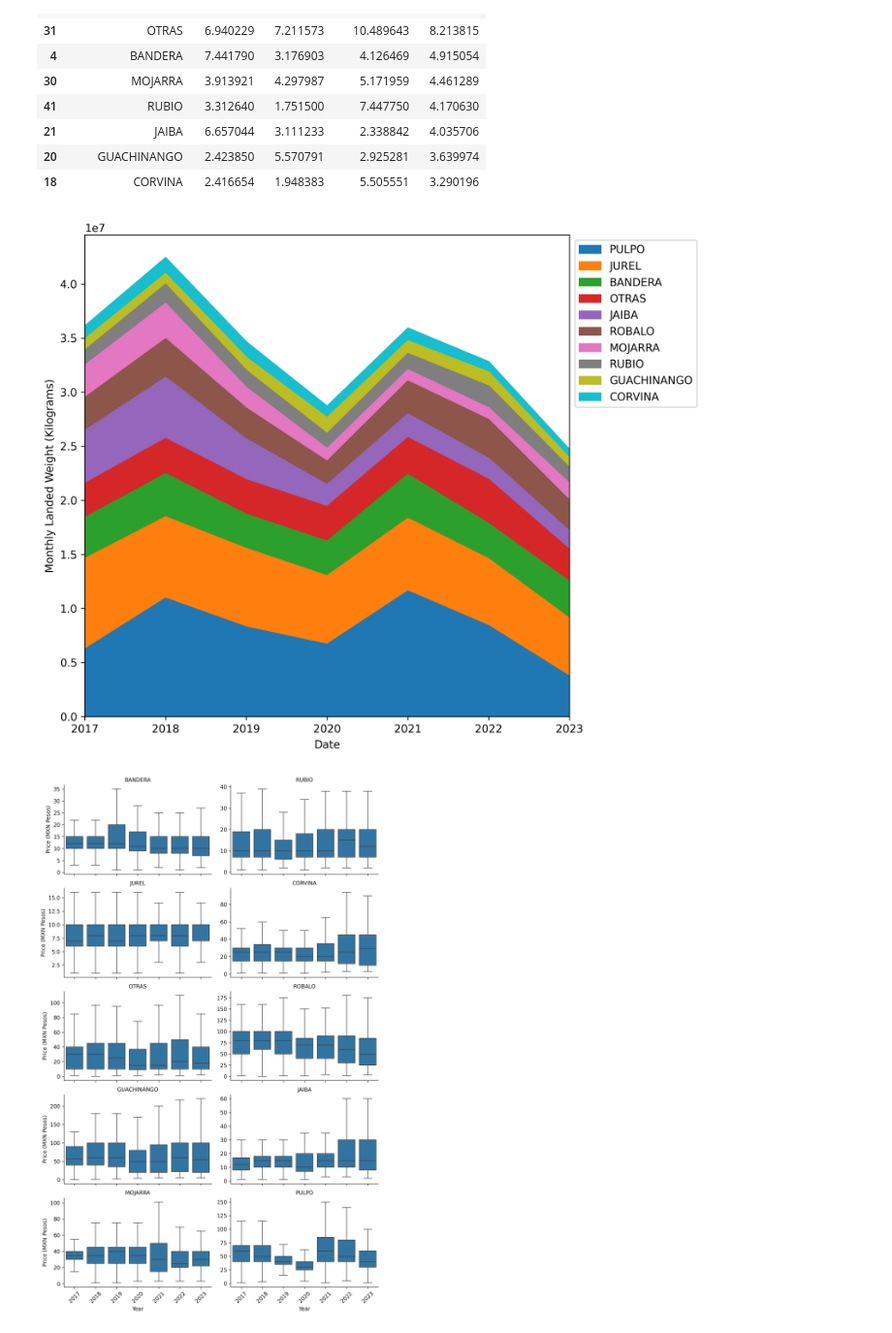
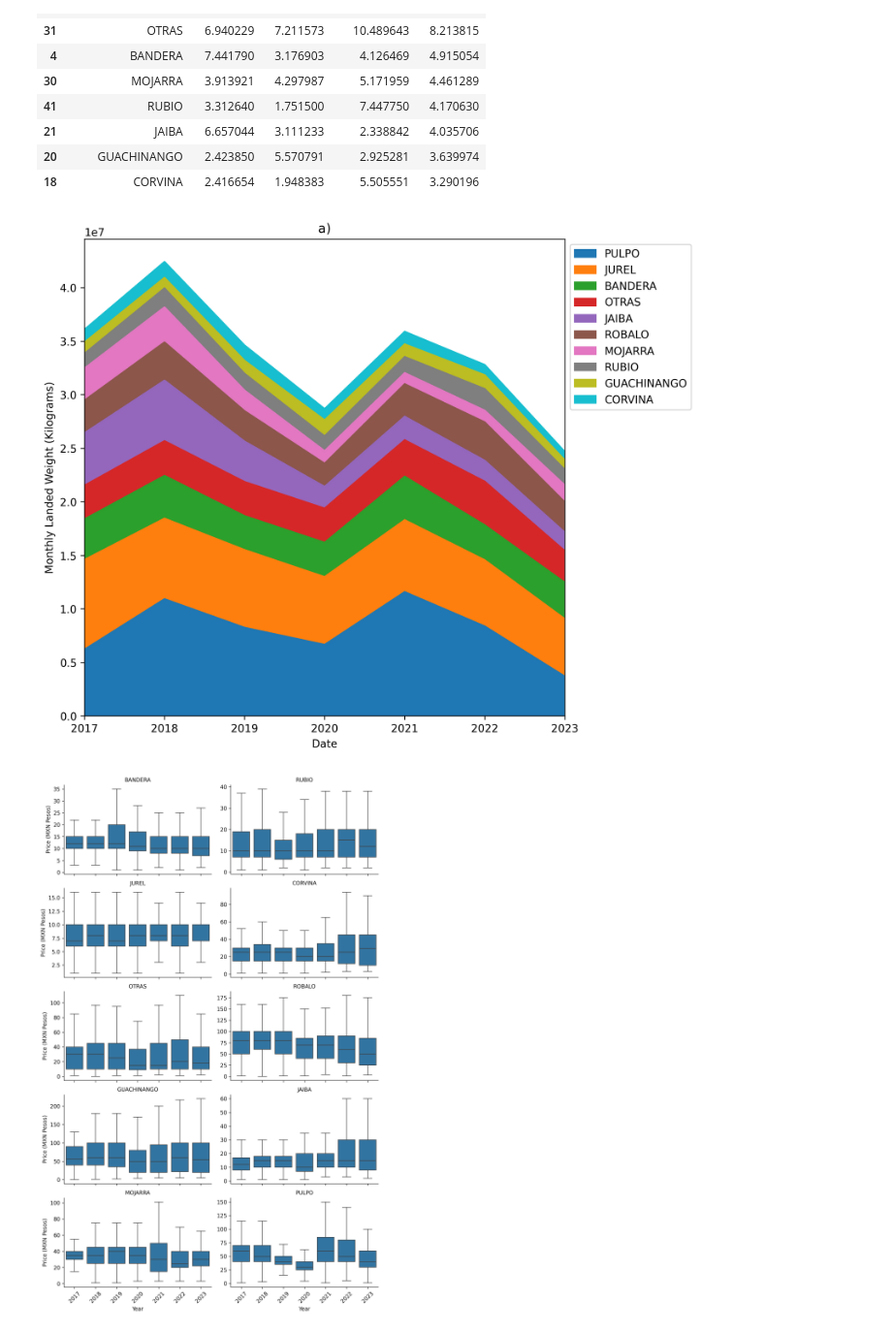
Before and after one commit to Marine-Data-Lab/Nemos_vms_analisys, a Jupyter notebook: analisis_capitulo_pepe.ipynb, the cells around one changed output. Shown at 97% size. Drawn from its saved outputs; the diff is of its cells as text; code cells hidden in the pictures.

```diff
--- a/analisis_capitulo_pepe.ipynb
+++ b/analisis_capitulo_pepe.ipynb
@@ -72,23 +72,23 @@ iir_df[:10]
 # %%
 
 
 # Group by year, month, and species to get the monthly data
 monthly_df = top_10_species_df.groupby([pd.Grouper(key='FECHA AVISO', freq='YE'), 'NOMBRE PRINCIPAL'])['PESO DESEMBARCADO_KILOGRAMOS'].sum().unstack().fillna(0)
 
 # Sort the columns according to the total catch
 ordered_columns = monthly_df.sum().sort_values(ascending=False).index
 monthly_df = monthly_df[ordered_columns]
 
 # Plot the monthly time series with stacked areas
 plt.figure(figsize=(8, 8),dpi=300)
 monthly_df.plot.area(stacked=True, ax=plt.gca())
-#plt.title('Monthly Time Series of the Top 10 Species by Landed Weight')
+plt.title('a)')
 plt.xlabel('Date')
 plt.ylabel('Monthly Landed Weight (Kilograms)')
 plt.legend(loc='upper left', bbox_to_anchor=(1, 1))
 plt.show()
 # %% [output]
-[figure, old version]
+[figure, new version]
 # %%
 
 import seaborn as sns
```
Also changed, not shown: parts of 2 cells of this notebook, 3 other files.
